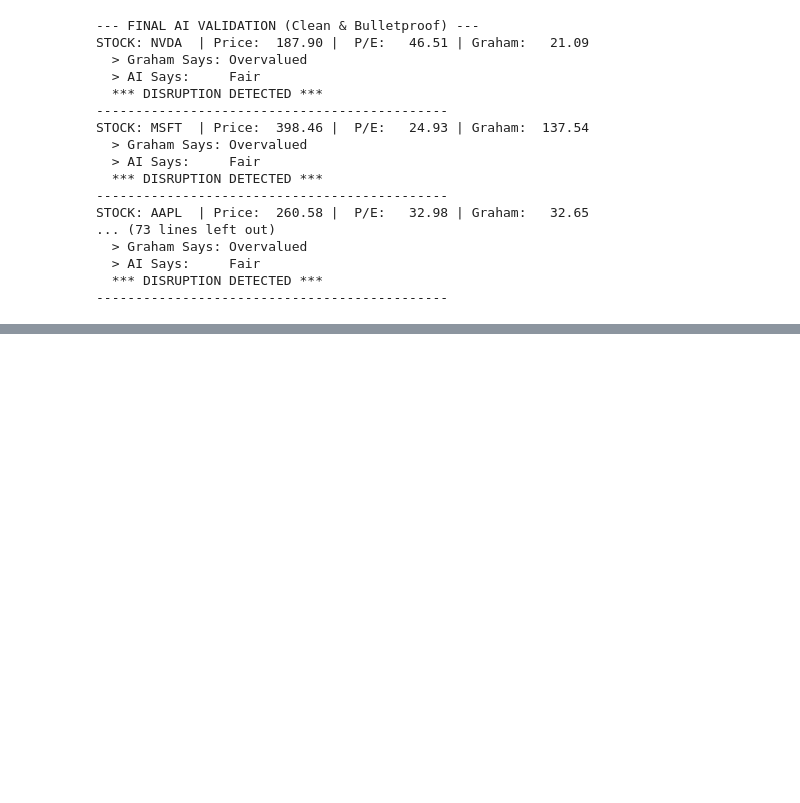
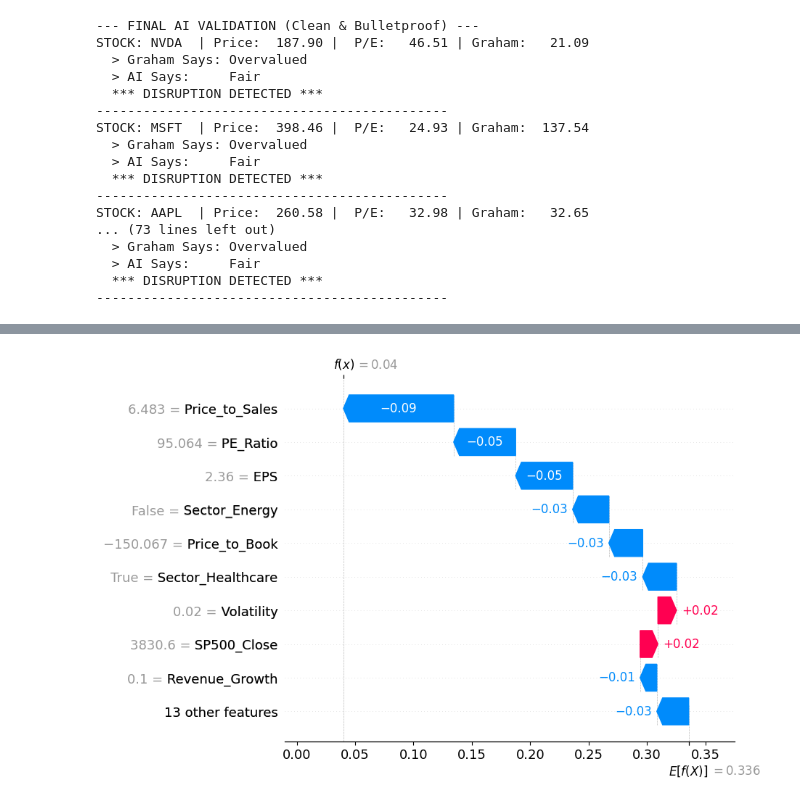
Before and after one commit to msintangible/valuation-chatbot, a Jupyter notebook: classifciation model.ipynb, the cells around one changed output, grey strips where cells are left out. Cells and saved outputs as stored; diff of their text form; code cells hidden in the pictures; blank space fills up the shorter version.

```diff
--- a/classifciation model.ipynb
+++ b/classifciation model.ipynb
@@ -816,0 +764,19 @@ Formula Status: INSANE PRICE (Over 70)
+# %%
+# Explaining the very first stock in your test set
+stock_to_explain = 0
+class_to_explain = 0 # 0=Under, 1=Fair, 2=Over
+
+# 3. Create the Explanation object correctly
+exp = shap.Explanation(
+    values=shap_values[stock_to_explain, :, class_to_explain],
+    base_values=explainer.expected_value[class_to_explain],
+    data=X_test.iloc[stock_to_explain],
+    feature_names=X_test.columns
+)
+
+# 4. Plot
+plt.figure(figsize=(10, 6))
+shap.plots.waterfall(exp)
+plt.show()
+# %% [output]
+[figure, added]
```
Also changed, not shown: parts of 5 cells of this notebook.
